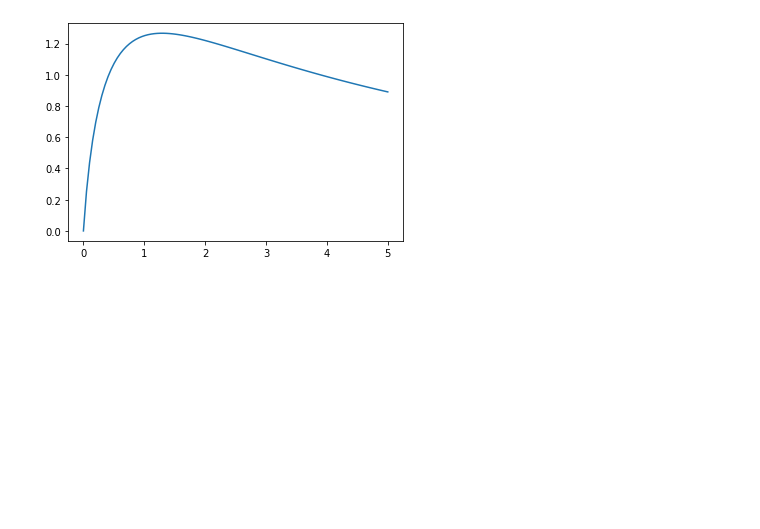
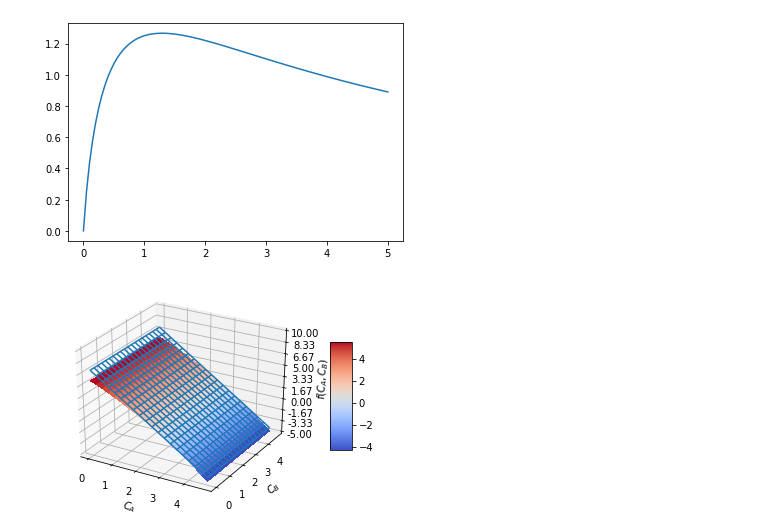
Before and after one commit to JuanM-GG/modelos-tesis, a Jupyter notebook: EJEMPLO_2_REAC.ipynb, the cells around one changed output. Saved outputs shown, nothing was run; the diff lists cells and outputs as text; code cells hidden in the pictures; blank space fills up the shorter version.

```diff
--- a/EJEMPLO_2_REAC.ipynb
+++ b/EJEMPLO_2_REAC.ipynb
@@ -69,3 +72,35 @@ plt.plot(FV, cb)
 # %% [output]
 [<matplotlib.lines.Line2D at 0x...>]
 [figure]
+# %%
+fig = plt.figure()
+ax = fig.gca(projection='3d')
+
+# Make data.
+CA = np.arange(0, 5, 0.25)
+CB = np.arange(0, 5, 0.25)
+CA, CB = np.meshgrid(CA, CB)
+f = FVs*(cafs - CA) - (k1*CA + k3*CA**2)
+fl = -(FVs + k1 + 2*k3*cas)*(CA - cas)
+
+# Plot the surface.
+surf = ax.plot_wireframe(CA, CB, fl)
+surf = ax.plot_surface(CA, CB, f, cmap = cm.coolwarm,
+                       linewidth=0, antialiased=False)
+# Customize the z axis.
+ax.set_zlim(-5, 10.0)
+ax.zaxis.set_major_locator(LinearLocator(10))
+ax.zaxis.set_major_formatter(FormatStrFormatter('%.02f'))
+
+# Add a color bar which maps values to colors.
+fig.colorbar(surf, shrink=0.5, aspect=5)
+
+# Add labels
+ax.set_xlabel('$C_A$')
+ax.set_ylabel('$C_B$')
+ax.set_zlabel('$f(C_A, C_B)$')
+
+
+plt.show()
+# %% [output]
+[figure, added]
```
Also changed, not shown: parts of 9 cells of this notebook.
